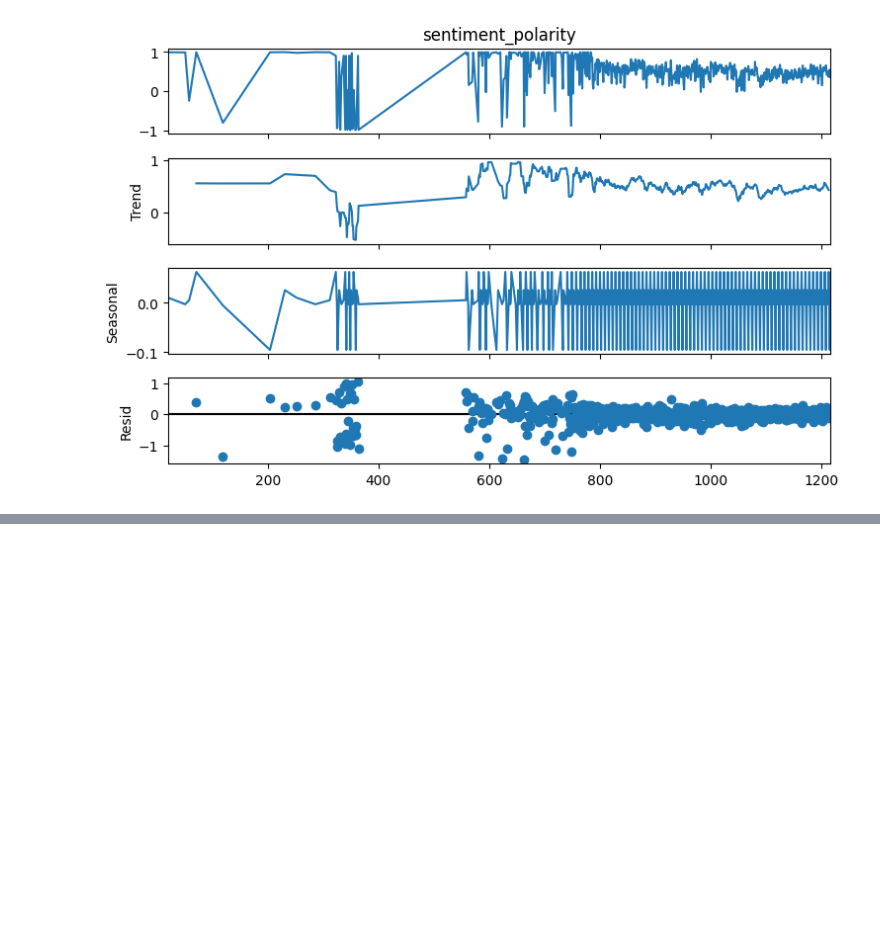
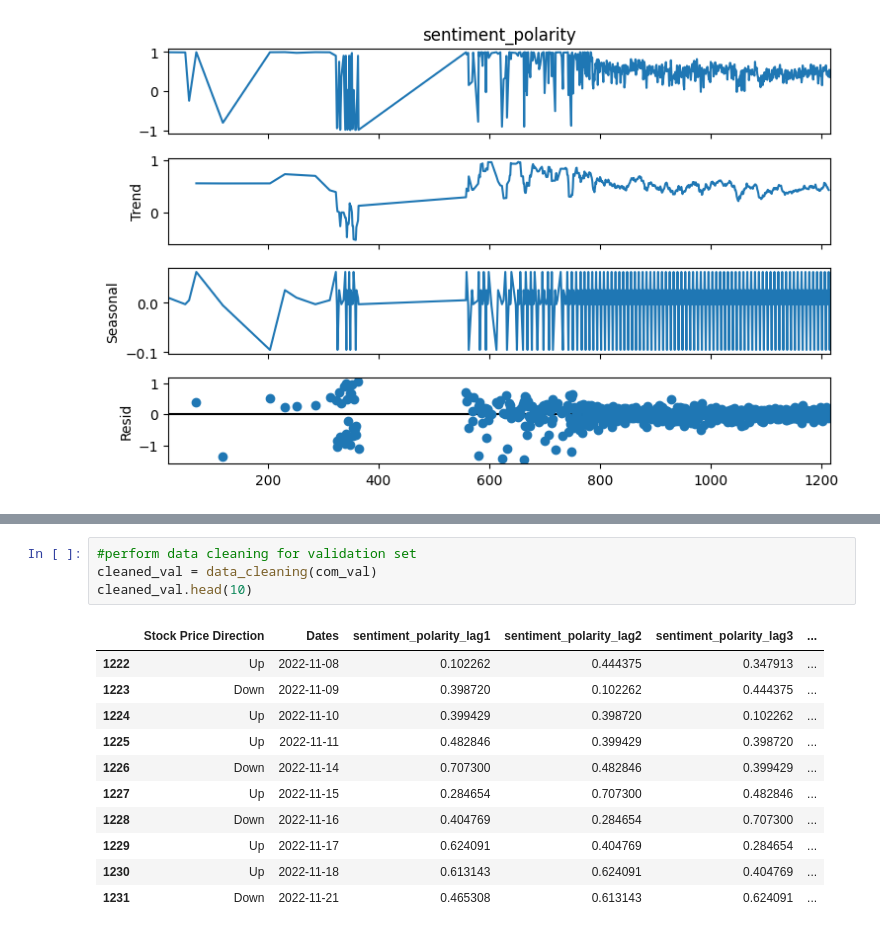
Before and after one commit to yvanlonginjr/market-sentiment-predictor, a Jupyter notebook: notebooks/Market_Sentiment_Predictor_Pipeline.ipynb, the cells around one changed output, grey strips where cells are left out. Saved outputs shown, nothing was run; the diff lists cells and outputs as text; blank space fills up the shorter version.

```diff
--- a/notebooks/Market_Sentiment_Predictor_Pipeline.ipynb
+++ b/notebooks/Market_Sentiment_Predictor_Pipeline.ipynb
@@ -824,0 +859,16 @@ plt.show()
+# %%
+#perform data cleaning for validation set
+cleaned_val = data_cleaning(com_val)
+cleaned_val.head(10)
+# %% [output]
+|  | Stock Price Direction | Dates | sentiment_polarity_lag1 | sentiment_polarity_lag2 | sentiment_polarity_lag3 | ... |
+| 1222 | Up | 2022-11-08 | 0.102262 | 0.444375 | 0.347913 | ... |
+| 1223 | Down | 2022-11-09 | 0.398720 | 0.102262 | 0.444375 | ... |
+| 1224 | Up | 2022-11-10 | 0.399429 | 0.398720 | 0.102262 | ... |
+| 1225 | Up | 2022-11-11 | 0.482846 | 0.399429 | 0.398720 | ... |
+| 1226 | Down | 2022-11-14 | 0.707300 | 0.482846 | 0.399429 | ... |
+| 1227 | Up | 2022-11-15 | 0.284654 | 0.707300 | 0.482846 | ... |
+| 1228 | Down | 2022-11-16 | 0.404769 | 0.284654 | 0.707300 | ... |
+| 1229 | Up | 2022-11-17 | 0.624091 | 0.404769 | 0.284654 | ... |
+| 1230 | Up | 2022-11-18 | 0.613143 | 0.624091 | 0.404769 | ... |
+| 1231 | Down | 2022-11-21 | 0.465308 | 0.613143 | 0.624091 | ... |
```
Also changed, not shown: parts of 13 cells of this notebook, 2 other files.
